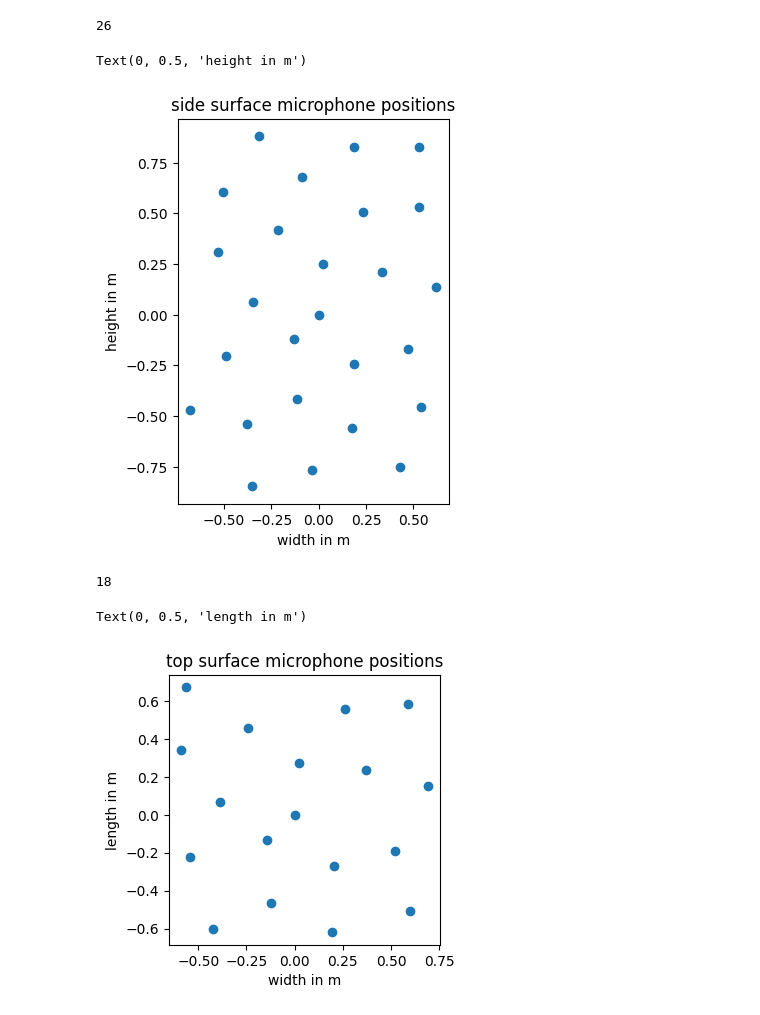
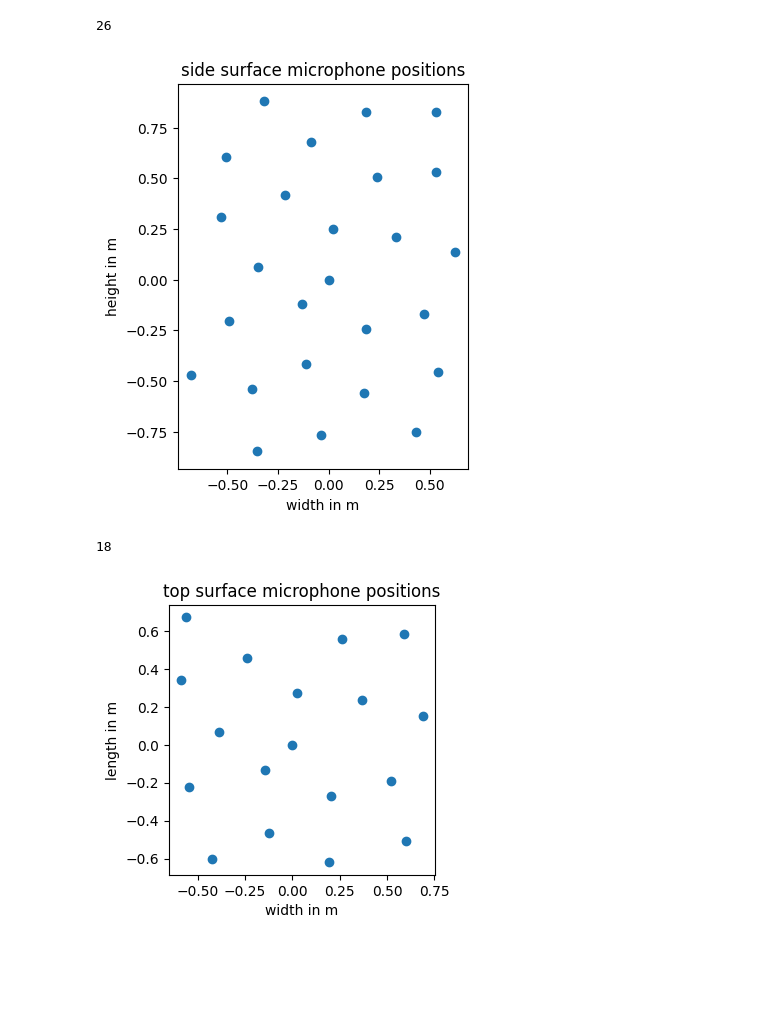
Before and after one commit to Floloffel/Bassoon2425, a Jupyter notebook: Vogel_Plot.ipynb, the cells around one changed output. Cells and saved outputs as stored; diff of their text form; code cells hidden in the pictures; blank space fills up the shorter version.

```diff
--- a/Vogel_Plot.ipynb
+++ b/Vogel_Plot.ipynb
@@ -1,38 +1,34 @@
 # %%
 ## Seitenflächen
 import numpy as np
 import matplotlib.pyplot as plt
 
 M = 32
 m = np.arange(M)
 V = 5
 R = 1
 
 r = R*np.sqrt(m/M)
 phi = 2*np.pi*m*((1+np.sqrt(V))/2)
 
 x = np.asarray(r*np.cos(phi))
 y = np.asarray(r*np.sin(phi))
 coord = np.array([x,y])
-coord_cut = np.array([x[(x >= -0.7) & (x <= 0.7)],y[(x >= -0.7) & (x <= 0.7)]])
+coord_cut_side = np.array([x[(x >= -0.7) & (x <= 0.7)],y[(x >= -0.7) & (x <= 0.7)]])
 
-print(len(coord_cut[1]))
+print(len(coord_cut_side[1]))
 
-fig = plt.figure(figsize=[3.5,5])
+fig = plt.figure(figsize=[6,5])
 ax = fig.add_subplot()
-pl = ax.scatter(coord_cut[0],coord_cut[1])
+pl = ax.scatter(coord_cut_side[0],coord_cut_side[1])
 ax.set_title('side surface microphone positions')
 ax.set_xlabel('width in m')
 ax.set_ylabel('height in m')
+ax.set_aspect('equal')
 # %% [output]
 26
-Text(0, 0.5, 'height in m')
-[figure, old version]
+[figure, new version]
 # %%
-## Deckfläche
-import numpy as np
-import matplotlib.pyplot as plt
-
 M = 26
 m = np.arange(M)
 V = 5
@@ -44,17 +40,17 @@ phi = 2*np.pi*m*((1+np.sqrt(V))/2)
 x = np.asarray(r*np.cos(phi))
 y = np.asarray(r*np.sin(phi))
 coord = np.array([x,y])
-coord_cut = np.array([x[(x >= -0.7) & (x <= 0.7) & (y >= -0.7) & (y <= 0.7)],y[(x >= -0.7) & (x <= 0.7) & (y >= -0.7) & (y <= 0.7)]])
+coord_cut_top = np.array([x[(x >= -0.7) & (x <= 0.7) & (y >= -0.7) & (y <= 0.7)],y[(x >= -0.7) & (x <= 0.7) & (y >= -0.7) & (y <= 0.7)]])
 
-print(len(coord_cut[1]))
+print(len(coord_cut_top[1]))
 
 fig = plt.figure(figsize=[3.5,3.5])
 ax = fig.add_subplot()
-pl = ax.scatter(coord_cut[0],coord_cut[1])
+pl = ax.scatter(coord_cut_top[0],coord_cut_top[1])
 ax.set_title('top surface microphone positions')
 ax.set_xlabel('width in m')
 ax.set_ylabel('length in m')
+ax.set_aspect('equal')
 # %% [output]
 18
-Text(0, 0.5, 'length in m')
-[figure, old version]
+[figure, new version]
```
Also changed, not shown: parts of 3 cells of this notebook, 2 other files.
